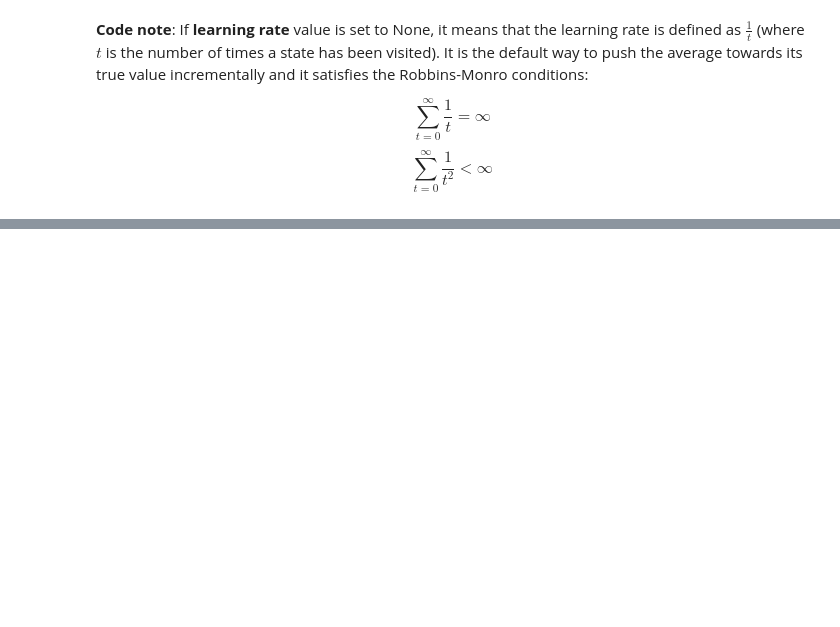
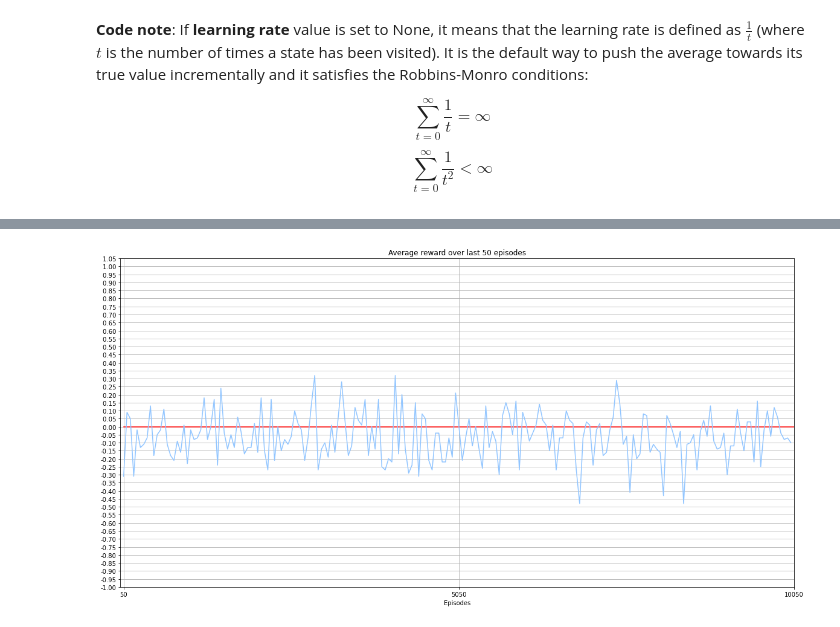
Before and after one commit to Xavi-Linux/Fatjack, a Jupyter notebook: Montecarlo.ipynb, the cells around one changed output, grey strips where cells are left out. Cells and saved outputs as stored; diff of their text form; code cells hidden in the pictures; blank space fills up the shorter version.

Commit message:
Deploying plots

```diff
--- a/Montecarlo.ipynb
+++ b/Montecarlo.ipynb
@@ -45,0 +49,28 @@ from statsmodels.tsa.stattools import adfuller
+# %%
+def plot_reward_time_series(X,Y):
+    max_domain = X[-1]
+    domain = np.arange(X[0], max_domain + X[0] * 100, X[0] * 100)
+
+    fig = plt.figure(figsize=(20,10))
+
+    style_dict = {'xlim': (0, max_domain),
+                  'xticks': domain,
+                  'xticklabels': domain,
+                  'xlabel': 'Episodes',
+                  'ylim': (-1, 1),
+                  'yticks': np.arange(-1, 1.1, 0.05),
+                  'yticklabels': np.arange(-1, 1.1, 0.05),
+                  'title': 'Average reward over last {0} episodes'.format(str(X[0]))
+                 }
+
+    ax = fig.add_subplot(1,1,1, **style_dict)
+    ax.grid()
+    #Axis formatters:
+    formatter = ScalarFormatter()
+    formatter.set_scientific(True)
+    ax.xaxis.set_major_formatter(formatter)
+    ax.yaxis.set_major_formatter(FormatStrFormatter('% 1.2f'))
+    # in and out of the money border:
+    ax.plot(domain.ravel(), np.zeros_like(domain).ravel(), color='red')
+    ax.plot(X,Y)
+    return ax
@@ -169,0 +219,7 @@ $$\sum_{t=0}^{\infty}\frac{1}{t^2} < \infty$$
+# %%
+EPISODES = 10_000
+SHOW_EVERY = 1_000
+SAVE_EVERY =  None
+#I choose an arbitrary sample size for the purpose of this notebook. I will discuss a more convenient value later.
+COLLECT_EVERY = 50
+results = run_experiment(env, deterministic_agent, EPISODES, SHOW_EVERY, SAVE_EVERY, COLLECT_EVERY)
@@ -169,0 +244,4 @@ $$\sum_{t=0}^{\infty}\frac{1}{t^2} < \infty$$
+# %%
+plot_reward_time_series(range(COLLECT_EVERY, EPISODES+1, COLLECT_EVERY),results);
+# %% [output]
+[figure, added]
```
Also changed, not shown: parts of 11 cells of this notebook.
